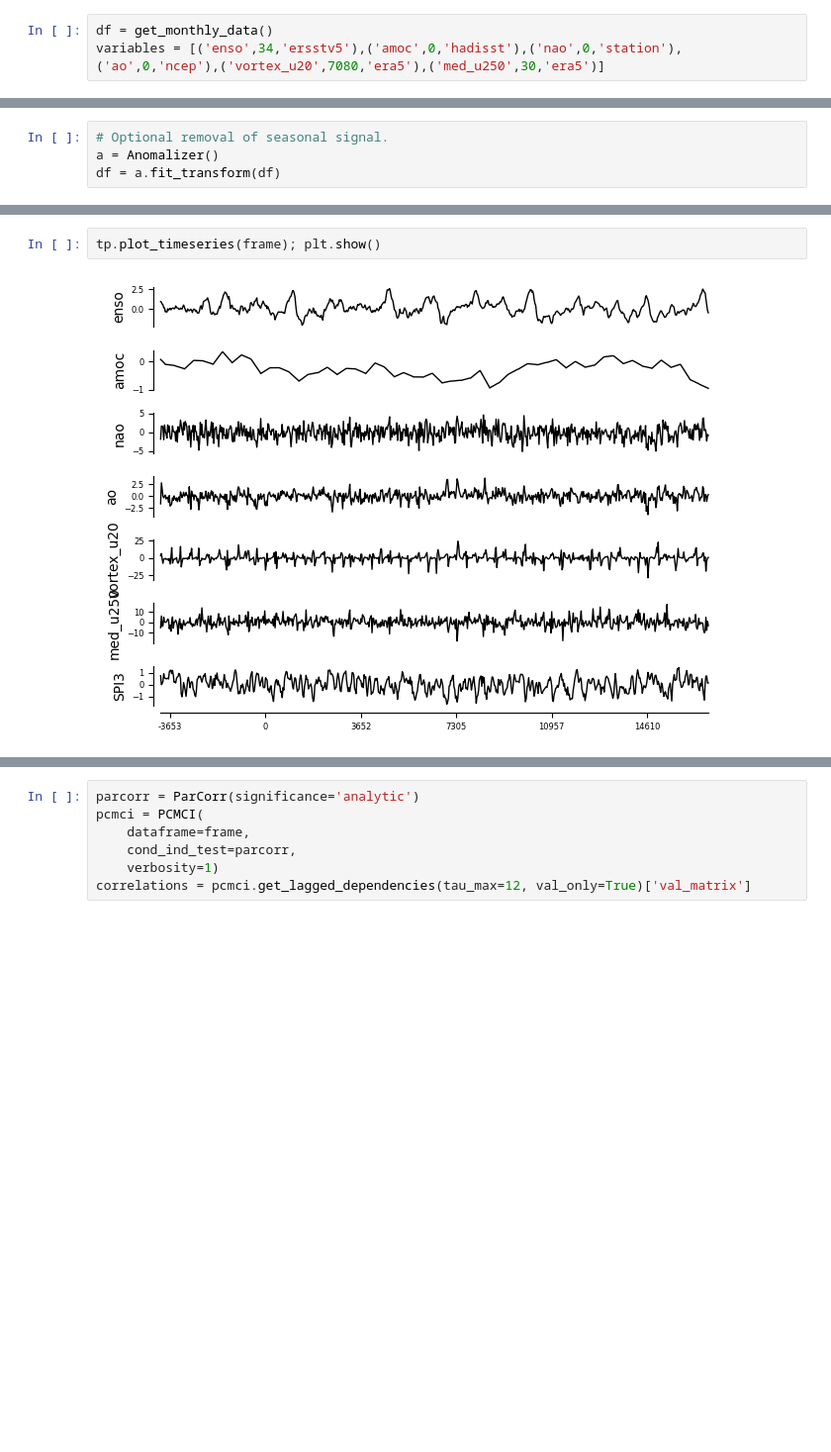
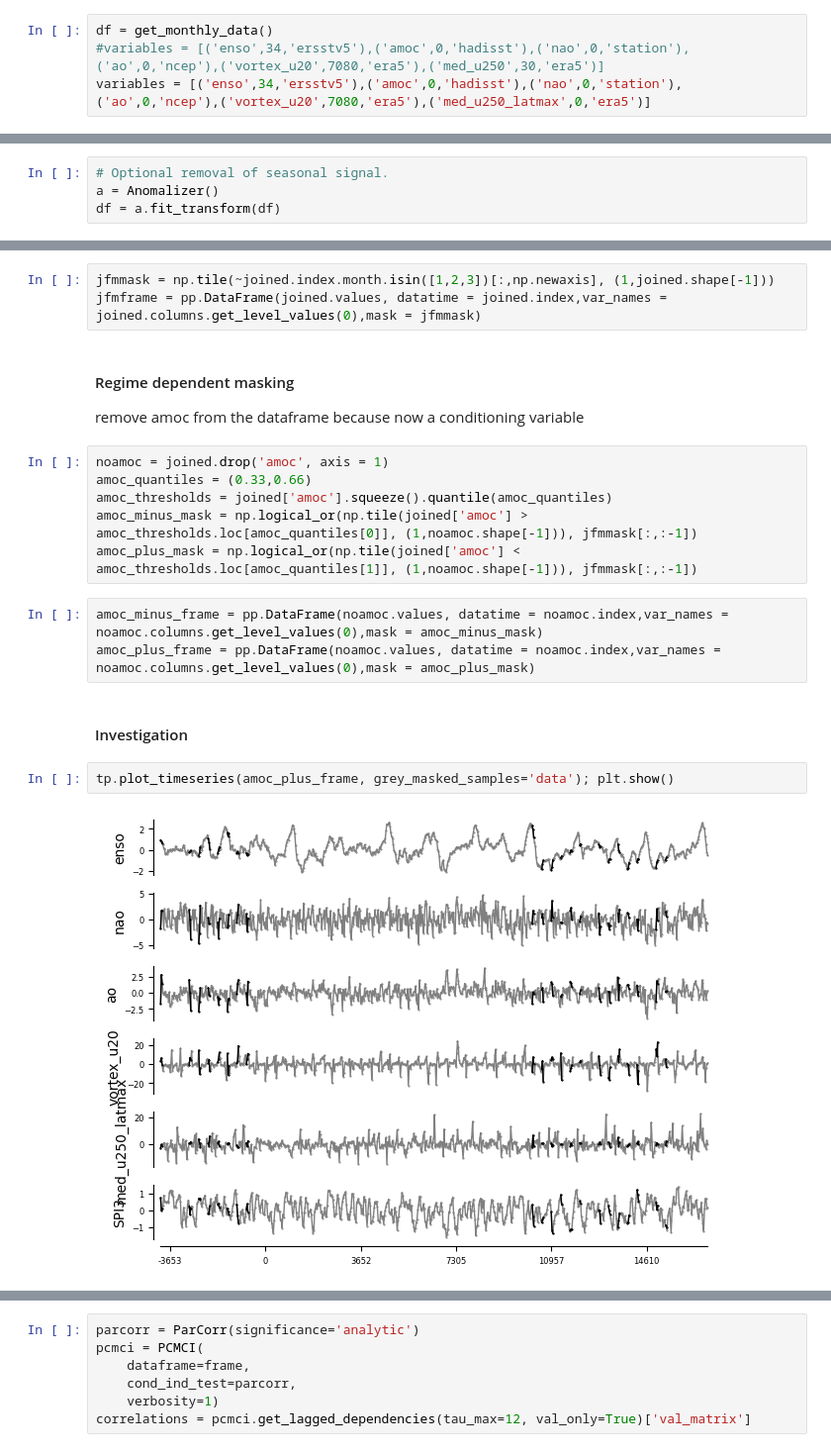
Before and after one commit to chiemvs/Medley, a Jupyter notebook: notebooks/Causal_experimentation.ipynb, the cells around one changed output, grey strips where cells are left out. Shown at 99% size. Saved outputs shown, nothing was run; the diff lists cells and outputs as text; blank space fills up the shorter version.

Commit message:
quantile based AMOC regimes to condition causal discovery.

```diff
--- a/notebooks/Causal_experimentation.ipynb
+++ b/notebooks/Causal_experimentation.ipynb
@@ -45,7 +45,8 @@ from tigramite.independence_tests.gsquared import Gsquared
 from tigramite.independence_tests.regressionCI import RegressionCI
 # %%
 df = get_monthly_data()
-variables = [('enso',34,'ersstv5'),('amoc',0,'hadisst'),('nao',0,'station'),('ao',0,'ncep'),('vortex_u20',7080,'era5'),('med_u250',30,'era5')]
+#variables = [('enso',34,'ersstv5'),('amoc',0,'hadisst'),('nao',0,'station'),('ao',0,'ncep'),('vortex_u20',7080,'era5'),('med_u250',30,'era5')]
+variables = [('enso',34,'ersstv5'),('amoc',0,'hadisst'),('nao',0,'station'),('ao',0,'ncep'),('vortex_u20',7080,'era5'),('med_u250_latmax',0,'era5')]
 # %%
 target = prep_ecad(target_region=regions['medwest'], target_var = 'SPI3').to_frame()
 target.columns = pd.MultiIndex.from_tuples([('SPI3',0,'ECAD')], names = tscolnames)
@@ -61,4 +63,21 @@ jfmframe = pp.DataFrame(joined.values, datatime = joined.index,var_names = joine
+# %%
+jfmmask = np.tile(~joined.index.month.isin([1,2,3])[:,np.newaxis], (1,joined.shape[-1]))
+jfmframe = pp.DataFrame(joined.values, datatime = joined.index,var_names = joined.columns.get_level_values(0),mask = jfmmask)
+# %% [markdown]
+#### Regime dependent masking
+remove amoc from the dataframe because now a conditioning variable
+# %%
+noamoc = joined.drop('amoc', axis = 1)
+amoc_quantiles = (0.33,0.66)
+amoc_thresholds = joined['amoc'].squeeze().quantile(amoc_quantiles)
+amoc_minus_mask = np.logical_or(np.tile(joined['amoc'] > amoc_thresholds.loc[amoc_quantiles[0]], (1,noamoc.shape[-1])), jfmmask[:,:-1])
+amoc_plus_mask = np.logical_or(np.tile(joined['amoc'] < amoc_thresholds.loc[amoc_quantiles[1]], (1,noamoc.shape[-1])), jfmmask[:,:-1])
+# %%
+amoc_minus_frame = pp.DataFrame(noamoc.values, datatime = noamoc.index,var_names = noamoc.columns.get_level_values(0),mask = amoc_minus_mask)
+amoc_plus_frame = pp.DataFrame(noamoc.values, datatime = noamoc.index,var_names = noamoc.columns.get_level_values(0),mask = amoc_plus_mask)
+# %% [markdown]
+#### Investigation
 # %%
-tp.plot_timeseries(frame); plt.show()
+tp.plot_timeseries(amoc_plus_frame, grey_masked_samples='data'); plt.show()
 # %% [output]
-[figure, old version]
+[figure, new version]
```
Also changed, not shown: parts of 12 cells of this notebook.
